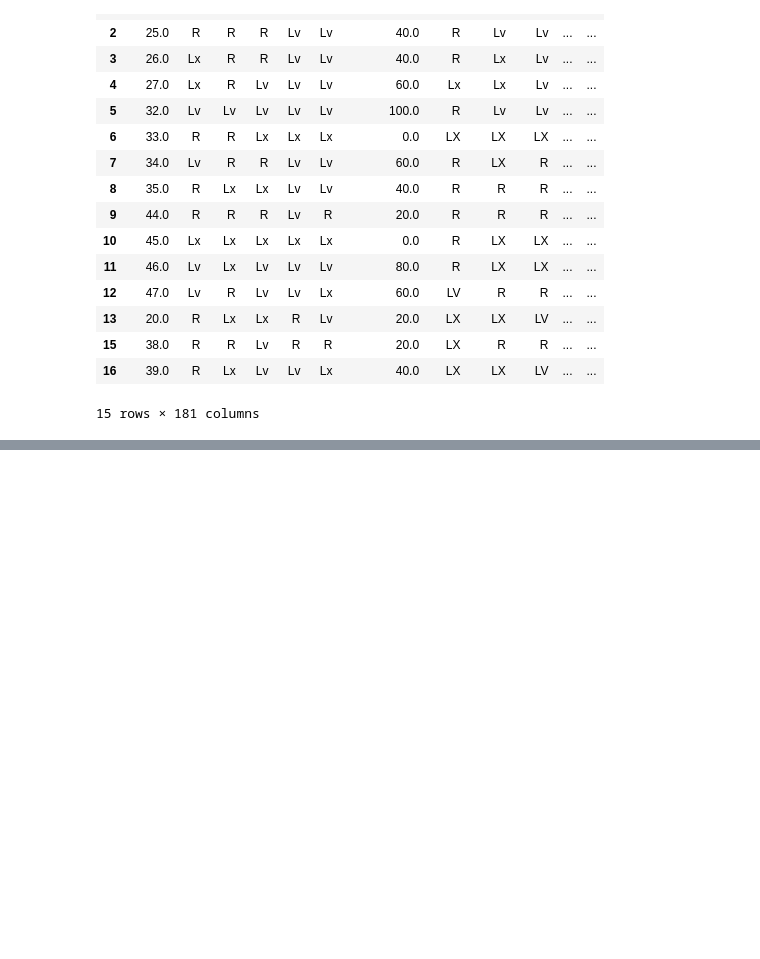
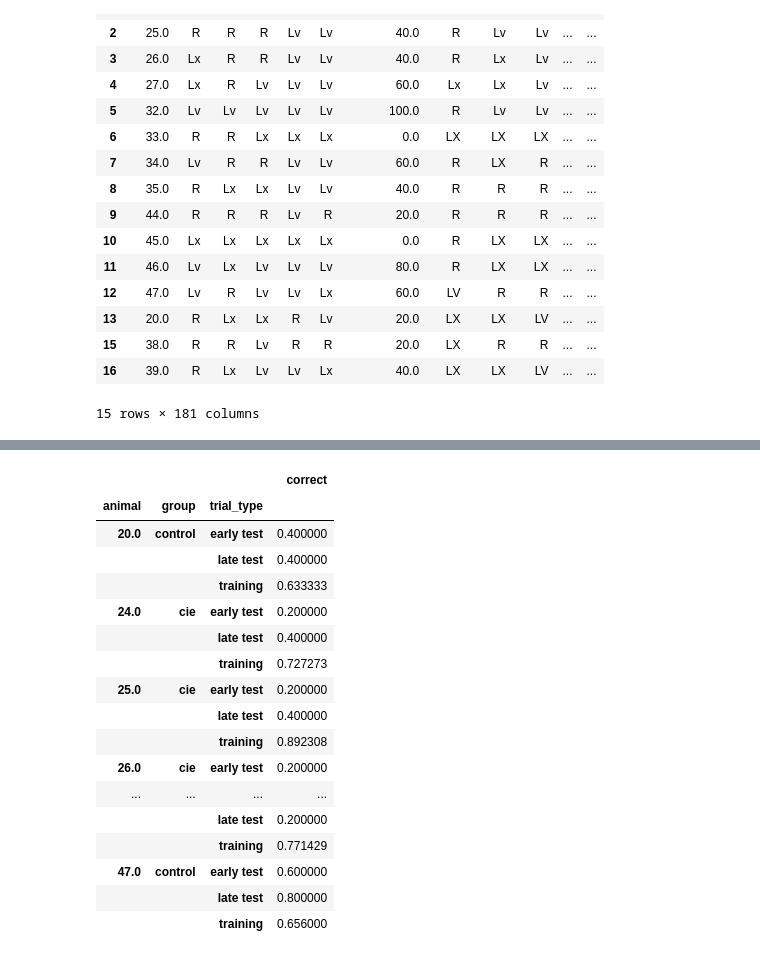
Before and after one commit to SSchwoebel/TMaze, a Jupyter notebook: cie_task/1_preprocessing.ipynb, the cells around one changed output, grey strips where cells are left out. Cells and saved outputs as stored; diff of their text form; code cells hidden in the pictures; blank space fills up the shorter version.

```diff
--- a/cie_task/1_preprocessing.ipynb
+++ b/cie_task/1_preprocessing.ipynb
@@ -197,0 +209,21 @@ plt.show()
+# %%
+pd.DataFrame(summary_df)
+# %% [output]
+|  |  |  | correct |
+| animal | group | trial_type |  |
+| 20.0 | control | early test | 0.400000 |
+|  |  | late test | 0.400000 |
+|  |  | training | 0.633333 |
+| 24.0 | cie | early test | 0.200000 |
+|  |  | late test | 0.400000 |
+|  |  | training | 0.727273 |
+| 25.0 | cie | early test | 0.200000 |
+|  |  | late test | 0.400000 |
+|  |  | training | 0.892308 |
+| 26.0 | cie | early test | 0.200000 |
+| ... | ... | ... | ... |
+|  |  | late test | 0.200000 |
+|  |  | training | 0.771429 |
+| 47.0 | control | early test | 0.600000 |
+|  |  | late test | 0.800000 |
+|  |  | training | 0.656000 |
```
Also changed, not shown: parts of 9 cells of this notebook, 13 other files.
